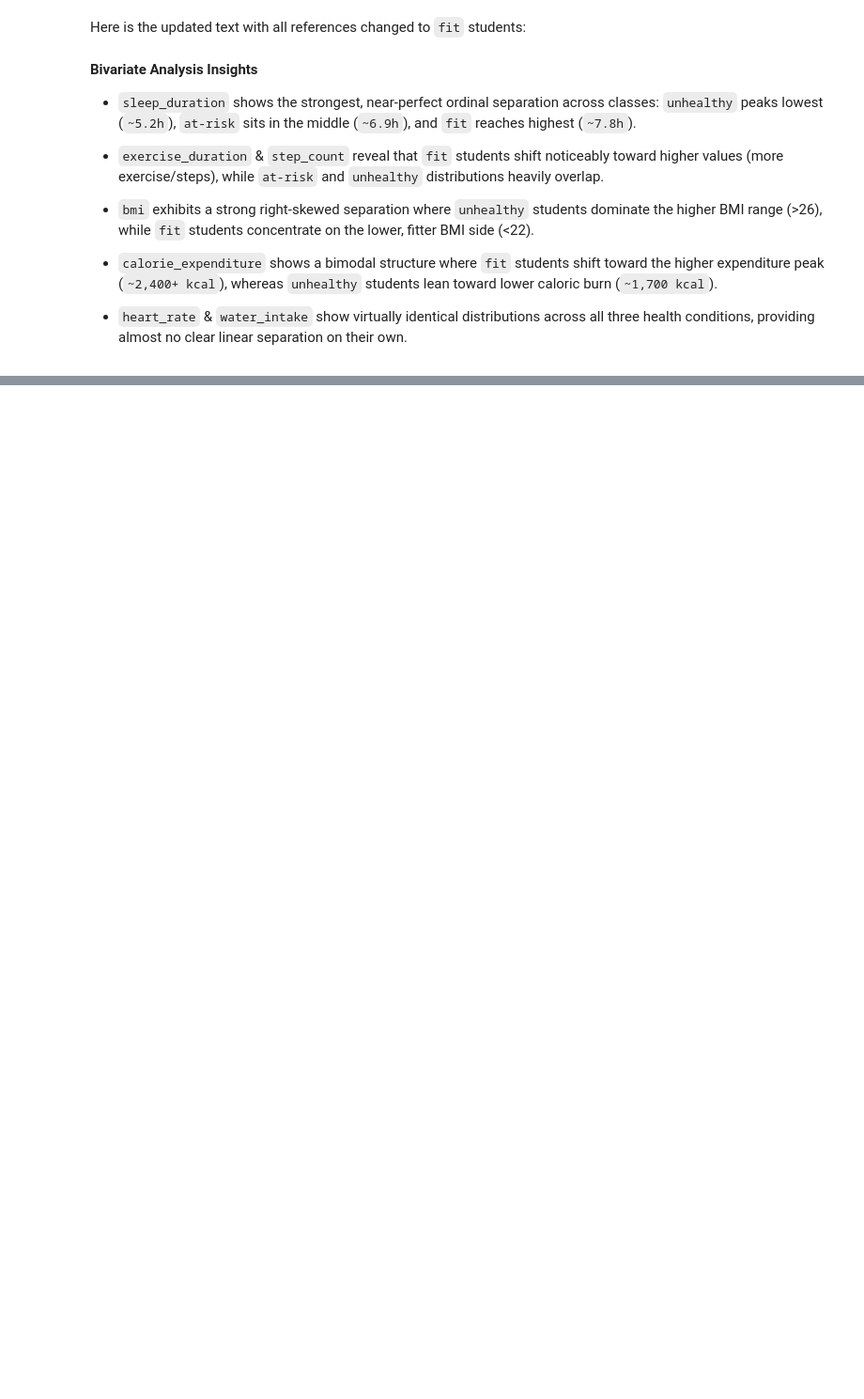
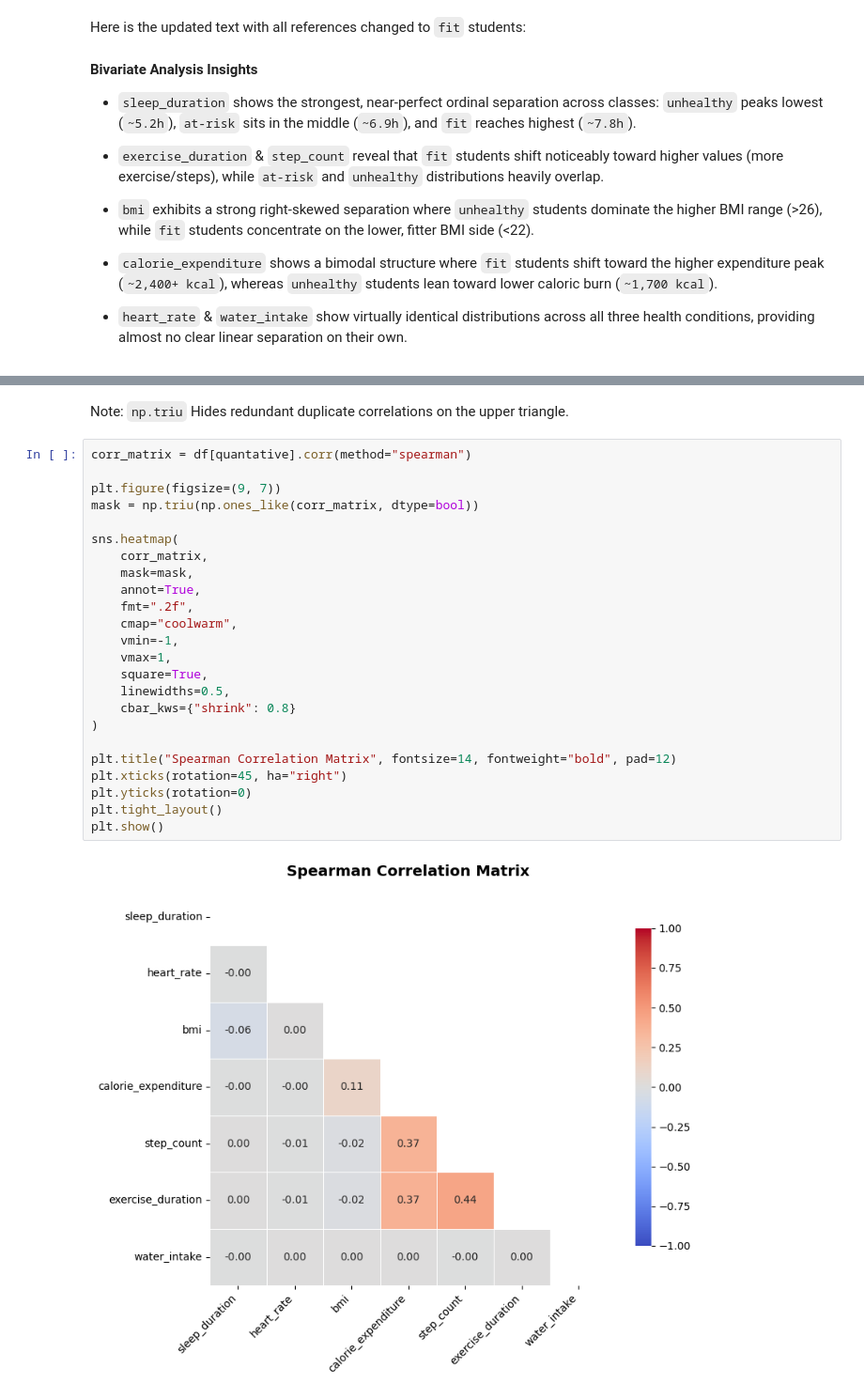
Before and after one commit to samrat-rm/Brain-Cache, a Jupyter notebook: Kaggle_notebooks/Emsemble/Student_Health_Risk/Student_Health_Risk_EDA.ipynb, the cells around one changed output, grey strips where cells are left out. Shown at 94% size. Saved outputs shown, nothing was run; the diff lists cells and outputs as text; blank space fills up the shorter version.

```diff
--- a/Kaggle_notebooks/Emsemble/Student_Health_Risk/Student_Health_Risk_EDA.ipynb
+++ b/Kaggle_notebooks/Emsemble/Student_Health_Risk/Student_Health_Risk_EDA.ipynb
@@ -469,3 +576,31 @@ Here is the updated text with all references changed to `fit` students:
+# %% [markdown]
+Note: `np.triu` Hides redundant duplicate correlations on the upper triangle.
+# %%
+corr_matrix = df[quantative].corr(method="spearman")
+
+plt.figure(figsize=(9, 7))
+mask = np.triu(np.ones_like(corr_matrix, dtype=bool))
+
+sns.heatmap(
+    corr_matrix,
+    mask=mask,
+    annot=True,
+    fmt=".2f",
+    cmap="coolwarm",
+    vmin=-1,
+    vmax=1,
+    square=True,
+    linewidths=0.5,
+    cbar_kws={"shrink": 0.8}
+)
+
+plt.title("Spearman Correlation Matrix", fontsize=14, fontweight="bold", pad=12)
+plt.xticks(rotation=45, ha="right")
+plt.yticks(rotation=0)
+plt.tight_layout()
+plt.show()
+# %% [output]
+[figure, added]
 # %% [markdown]
 
 **The checklist**
```
Also changed, not shown: parts of 11 cells of this notebook.
